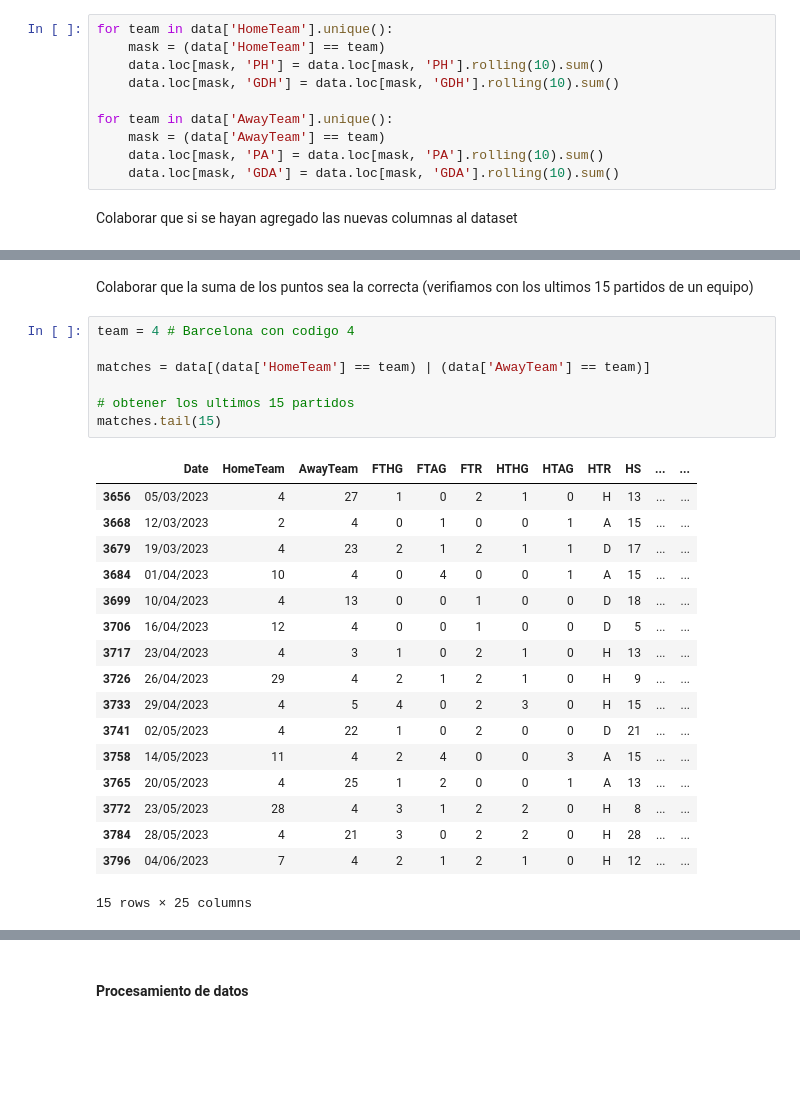
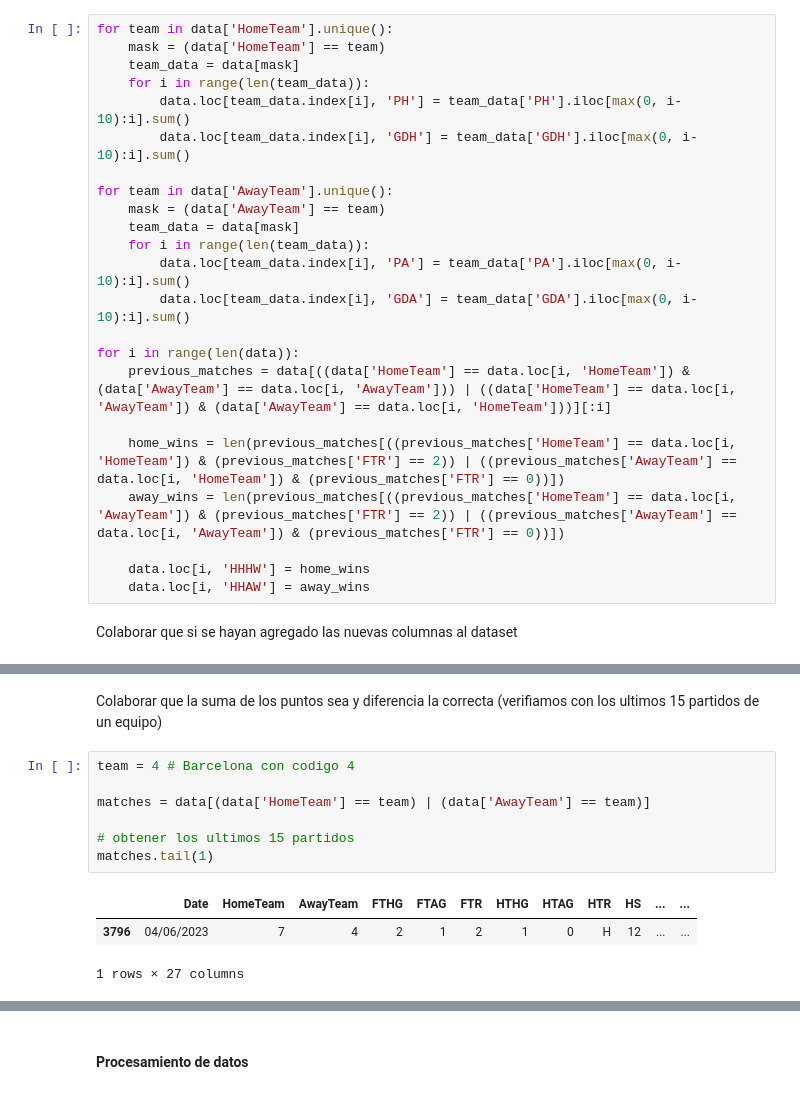
Before and after one commit to javim7/DeepLearning-ProyectoFinal, a Jupyter notebook: modelo.ipynb, the cells around one changed output, grey strips where cells are left out. Saved outputs shown, nothing was run; the diff lists cells and outputs as text; blank space fills up the shorter version.

```diff
--- a/modelo.ipynb
+++ b/modelo.ipynb
@@ -126,13 +135,26 @@ Calculos de los ultimos 10 partidos
-# %%
-for team in data['HomeTeam'].unique():
-    mask = (data['HomeTeam'] == team)
-    data.loc[mask, 'PH'] = data.loc[mask, 'PH'].rolling(10).sum()
-    data.loc[mask, 'GDH'] = data.loc[mask, 'GDH'].rolling(10).sum()
-
-for team in data['AwayTeam'].unique():
-    mask = (data['AwayTeam'] == team)
-    data.loc[mask, 'PA'] = data.loc[mask, 'PA'].rolling(10).sum()
-    data.loc[mask, 'GDA'] = data.loc[mask, 'GDA'].rolling(10).sum()
+# %%
+for team in data['HomeTeam'].unique():
+    mask = (data['HomeTeam'] == team)
+    team_data = data[mask]
+    for i in range(len(team_data)):
+        data.loc[team_data.index[i], 'PH'] = team_data['PH'].iloc[max(0, i-10):i].sum()
+        data.loc[team_data.index[i], 'GDH'] = team_data['GDH'].iloc[max(0, i-10):i].sum()
+
+for team in data['AwayTeam'].unique():
+    mask = (data['AwayTeam'] == team)
+    team_data = data[mask]
+    for i in range(len(team_data)):
+        data.loc[team_data.index[i], 'PA'] = team_data['PA'].iloc[max(0, i-10):i].sum()
+        data.loc[team_data.index[i], 'GDA'] = team_data['GDA'].iloc[max(0, i-10):i].sum()
+
+for i in range(len(data)):
+    previous_matches = data[((data['HomeTeam'] == data.loc[i, 'HomeTeam']) & (data['AwayTeam'] == data.loc[i, 'AwayTeam'])) | ((data['HomeTeam'] == data.loc[i, 'AwayTeam']) & (data['AwayTeam'] == data.loc[i, 'HomeTeam']))][:i]
+
+    home_wins = len(previous_matches[((previous_matches['HomeTeam'] == data.loc[i, 'HomeTeam']) & (previous_matches['FTR'] == 2)) | ((previous_matches['AwayTeam'] == data.loc[i, 'HomeTeam']) & (previous_matches['FTR'] == 0))])
+    away_wins = len(previous_matches[((previous_matches['HomeTeam'] == data.loc[i, 'AwayTeam']) & (previous_matches['FTR'] == 2)) | ((previous_matches['AwayTeam'] == data.loc[i, 'AwayTeam']) & (previous_matches['FTR'] == 0))])
+
+    data.loc[i, 'HHHW'] = home_wins
+    data.loc[i, 'HHAW'] = away_wins
 # %% [markdown]
 Colaborar que si se hayan agregado las nuevas columnas al dataset
 # %%
@@ -148,27 +170,13 @@ data.tail()
 # %% [markdown]
-Colaborar que la suma de los puntos sea la correcta (verifiamos con los ultimos 15 partidos de un equipo)
+Colaborar que la suma de los puntos sea y diferencia la correcta (verifiamos con los ultimos 15 partidos de un equipo)
 # %%
 team = 4 # Barcelona con codigo 4
 
 matches = data[(data['HomeTeam'] == team) | (data['AwayTeam'] == team)]
 
 # obtener los ultimos 15 partidos
-matches.tail(15)
+matches.tail(1)
 # %% [output]
 |  | Date | HomeTeam | AwayTeam | FTHG | FTAG | FTR | HTHG | HTAG | HTR | HS | ... | ... |
-| 3656 | 05/03/2023 | 4 | 27 | 1 | 0 | 2 | 1 | 0 | H | 13 | ... | ... |
-| 3668 | 12/03/2023 | 2 | 4 | 0 | 1 | 0 | 0 | 1 | A | 15 | ... | ... |
-| 3679 | 19/03/2023 | 4 | 23 | 2 | 1 | 2 | 1 | 1 | D | 17 | ... | ... |
-| 3684 | 01/04/2023 | 10 | 4 | 0 | 4 | 0 | 0 | 1 | A | 15 | ... | ... |
-| 3699 | 10/04/2023 | 4 | 13 | 0 | 0 | 1 | 0 | 0 | D | 18 | ... | ... |
-| 3706 | 16/04/2023 | 12 | 4 | 0 | 0 | 1 | 0 | 0 | D | 5 | ... | ... |
-| 3717 | 23/04/2023 | 4 | 3 | 1 | 0 | 2 | 1 | 0 | H | 13 | ... | ... |
-| 3726 | 26/04/2023 | 29 | 4 | 2 | 1 | 2 | 1 | 0 | H | 9 | ... | ... |
-| 3733 | 29/04/2023 | 4 | 5 | 4 | 0 | 2 | 3 | 0 | H | 15 | ... | ... |
-| 3741 | 02/05/2023 | 4 | 22 | 1 | 0 | 2 | 0 | 0 | D | 21 | ... | ... |
-| 3758 | 14/05/2023 | 11 | 4 | 2 | 4 | 0 | 0 | 3 | A | 15 | ... | ... |
-| 3765 | 20/05/2023 | 4 | 25 | 1 | 2 | 0 | 0 | 1 | A | 13 | ... | ... |
-| 3772 | 23/05/2023 | 28 | 4 | 3 | 1 | 2 | 2 | 0 | H | 8 | ... | ... |
-| 3784 | 28/05/2023 | 4 | 21 | 3 | 0 | 2 | 2 | 0 | H | 28 | ... | ... |
 | 3796 | 04/06/2023 | 7 | 4 | 2 | 1 | 2 | 1 | 0 | H | 12 | ... | ... |
-15 rows × 25 columns
+1 rows × 27 columns
```
Also changed, not shown: parts of 22 cells of this notebook, 2 other files.
